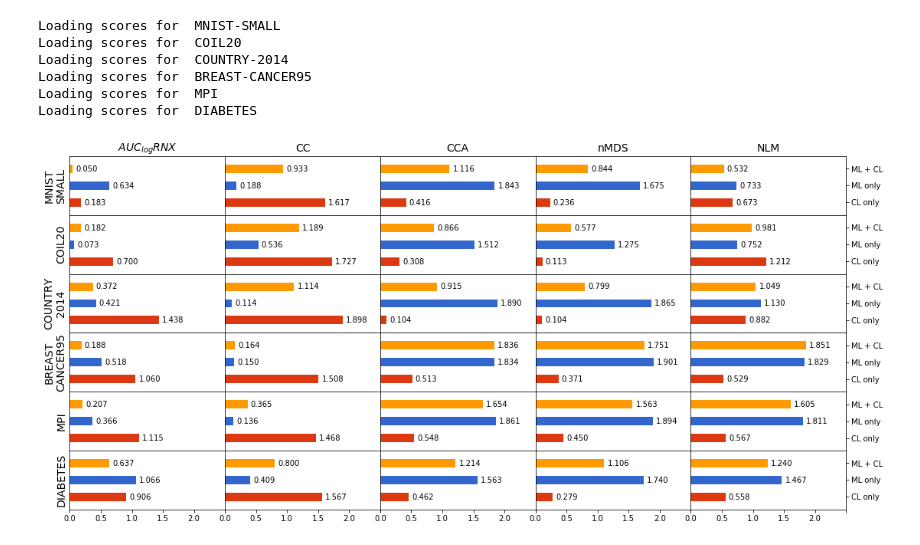
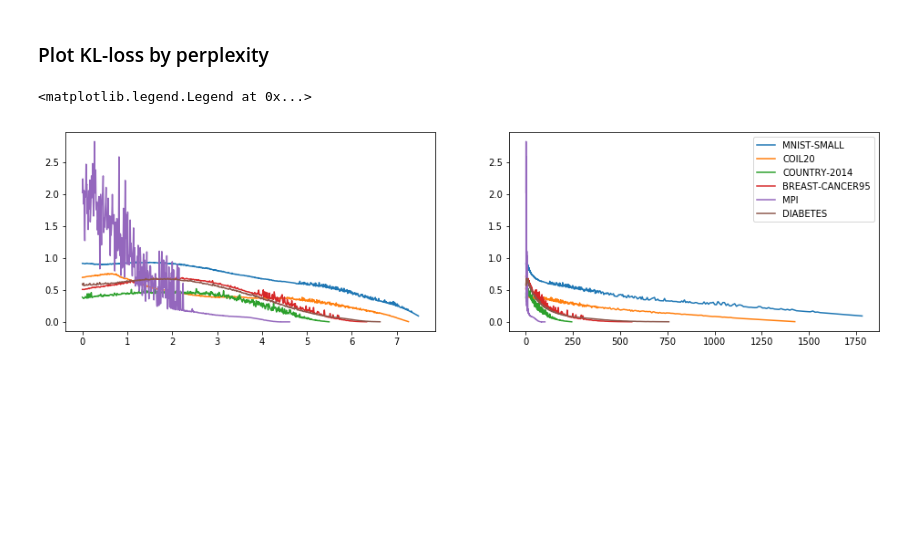
Before and after one commit to vu-minh/tsne_auto_perp_constraints, a Jupyter notebook: Constraint and Metric Score.ipynb, the cells around one changed output. Cells and saved outputs as stored; diff of their text form; code cells hidden in the pictures; blank space fills up the shorter version.

Commit message:
Update notes and plots for metric vs. constraint scores

```diff
--- a/Constraint and Metric Score.ipynb
+++ b/Constraint and Metric Score.ipynb
@@ -25,8 +37,8 @@ dataset_names = [
     'DIABETES'
 ]
 # %%
-def load_scores(dataset_name = 'MNIST-SMALL'):
-    print('Loading scores for ', dataset_name)
+def load_scores(dataset_name = 'MNIST-SMALL', standardized=False):
+    # print('Loading scores for ', dataset_name)
     db_name = 'DB_{}'.format(dataset_name)
     constraint_key_name = 'constraints'
     metric_key_name = 'metrics'
@@ -50,11 +62,9 @@ def load_scores(dataset_name = 'MNIST-SMALL'):
     perps = dfm.perp
     assert 0.0 == np.sum(perps - dfc.index)
 
-    # after getting the index (perp column), do standardize
-    dfm = (dfm - dfm.mean()) / dfm.std()
-    dfc = (dfc - dfc.mean()) / dfc.std()
+    if standardized:
+        # after getting the index (perp column), do standardize
+        dfm = (dfm - dfm.mean()) / dfm.std()
+        dfc = (dfc - dfc.mean()) / dfc.std()
 
     return perps, dfm, dfc
-# %%
-dataset_name = 'MNIST-SMALL'
-perps, dfm, dfc = load_scores(dataset_name)
@@ -223,10 +71,13 @@ def _plot_bars_in_matrix():
-# %%
-_plot_bars_in_matrix()
-# %% [output]
-Loading scores for  MNIST-SMALL
-Loading scores for  COIL20
-Loading scores for  COUNTRY-2014
-Loading scores for  BREAST-CANCER95
-Loading scores for  MPI
-Loading scores for  DIABETES
-[figure, removed]
+# %% [markdown]
+### Plot KL-loss by perplexity
+# %%
+plt, axes = plt.subplots(1, 2, figsize=(16,4))
+for dataset_name in dataset_names:
+    perps, dfm, dfc = load_scores(dataset_name, standardized=False)
+    axes[0].plot(np.log(perps), dfm.loss, label=dataset_name)
+    axes[1].plot(perps, dfm.loss, label=dataset_name)
+
+axes[1].legend()
+# %% [output]
+<matplotlib.legend.Legend at 0x...>
+[figure, added]
```
Also changed, not shown: parts of 25 cells of this notebook, 3 other files.
